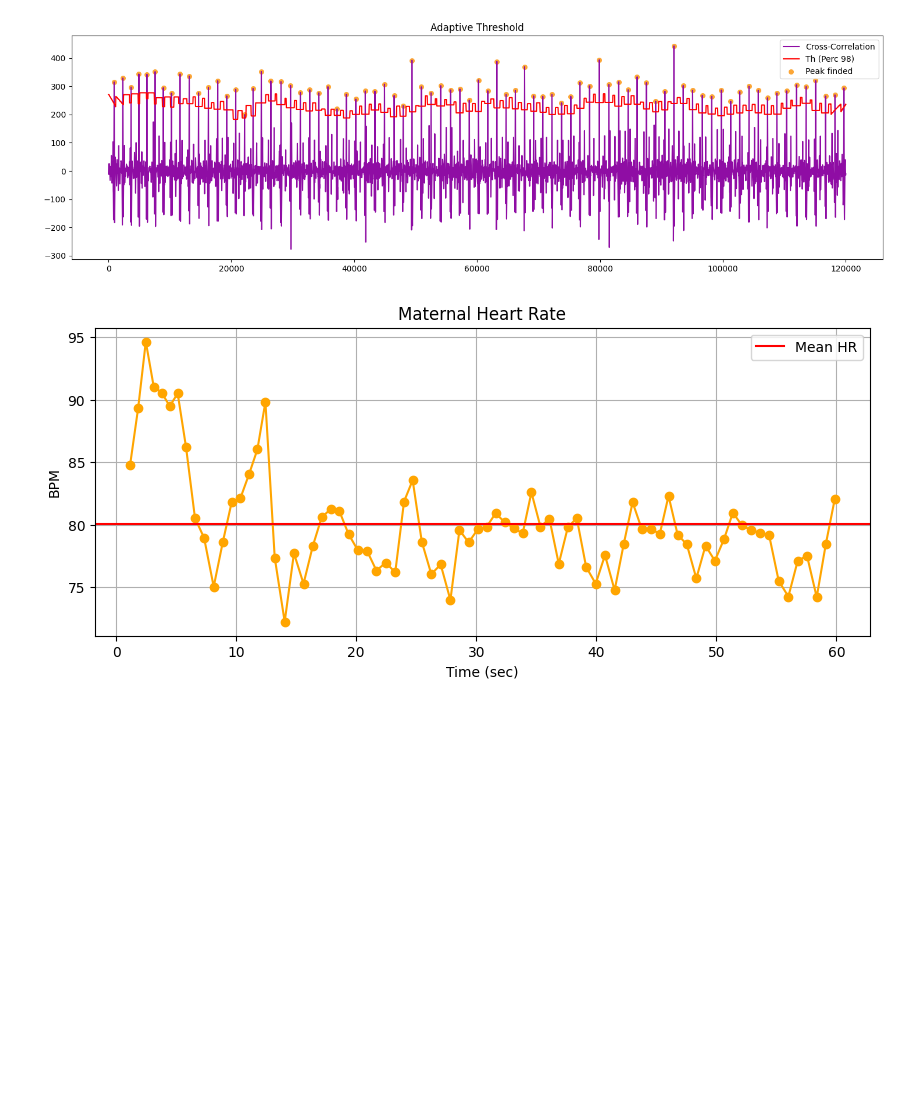
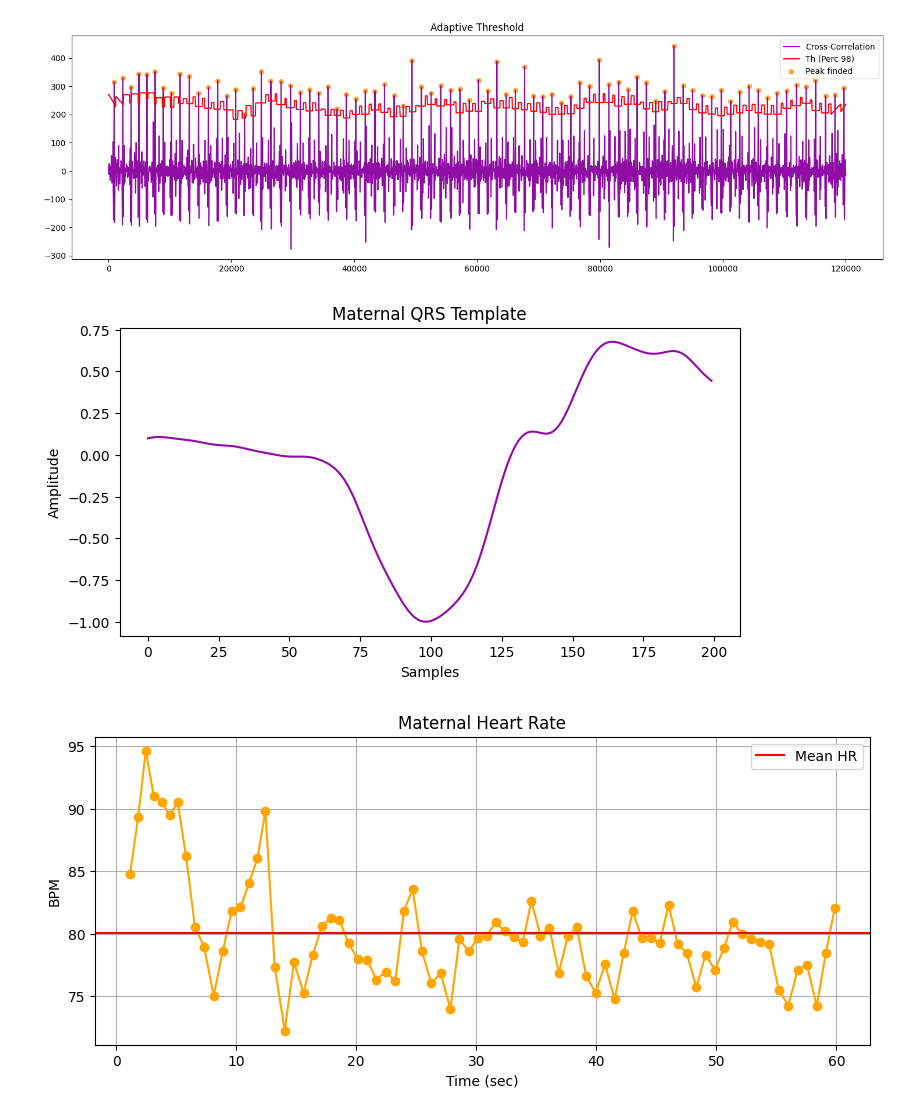
Before and after one commit to angixs/Robust-FECG-Detection, a Jupyter notebook: Angelica_Porcelli_F-ECG-Extraction.ipynb, the cells around one changed output. Saved outputs shown, nothing was run; the diff lists cells and outputs as text; code cells hidden in the pictures; blank space fills up the shorter version.

```diff
--- a/Angelica_Porcelli_F-ECG-Extraction.ipynb
+++ b/Angelica_Porcelli_F-ECG-Extraction.ipynb
@@ -141,6 +138,10 @@ plt.legend()
 # %% [output]
 <matplotlib.legend.Legend at 0x...>
 [figure]
+# %%
+utils.plot_template_m(maternal_template_clean)
+# %% [output]
+[figure, added]
 # %%
 RR_seconds = np.diff(mQRS_clean) / fs_up
 HR = 60 / RR_seconds
```
Also changed, not shown: parts of 8 cells of this notebook, 6 other files.
